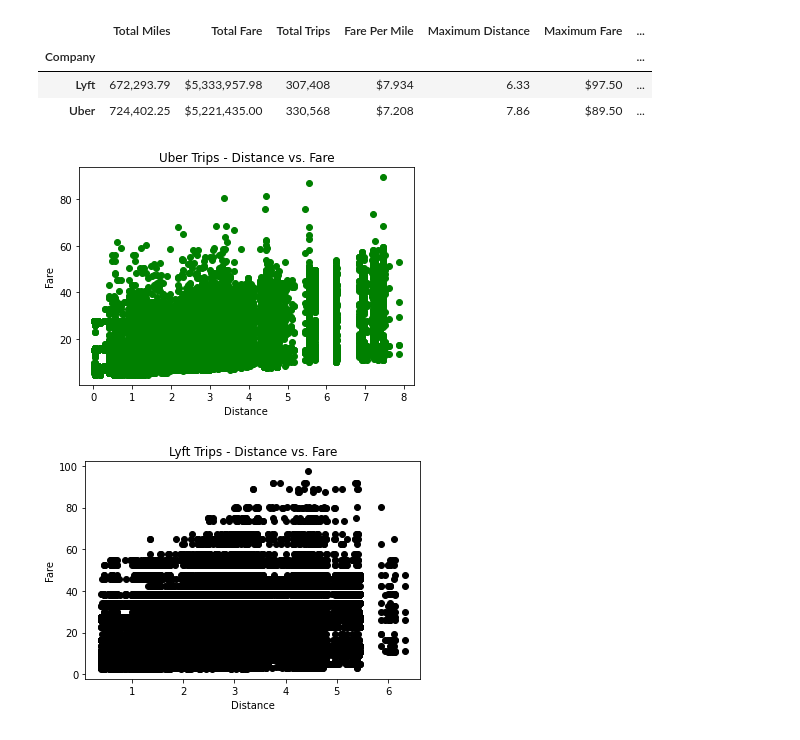
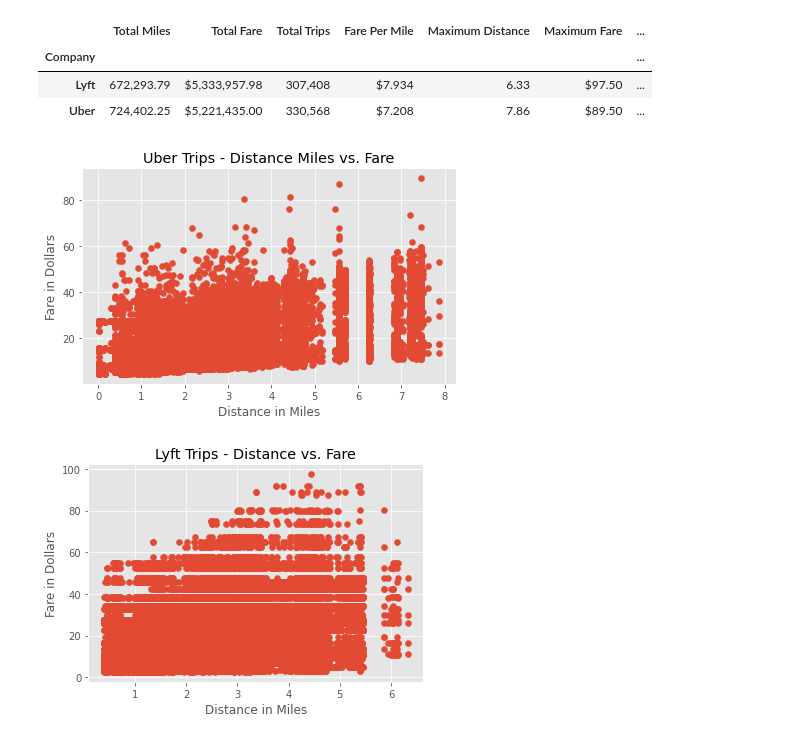
Before and after one commit to blhawkins/theBostonLagers, a Jupyter notebook: Uber_Trips.ipynb, the cells around one changed output. Cells and saved outputs as stored; diff of their text form; code cells hidden in the pictures.

Commit message:
Added Uber & Lyft Figures

```diff
--- a/Uber_Trips.ipynb
+++ b/Uber_Trips.ipynb
@@ -119,29 +119,35 @@ df_cab_summary
 df_uber_trips = cleaned_cab_df.loc[(cleaned_cab_df["Company"] == 'Uber')]
 df_lyft_trips = cleaned_cab_df.loc[(cleaned_cab_df["Company"] == 'Lyft')]
 # %%
-
-plt.title("Uber Trips - Distance vs. Fare")
+# Set Plot Attributes
+plt.style.use('ggplot')
+plt.title("Uber Trips - Distance Miles vs. Fare")
 
 x=df_uber_trips['Distance']
 y=df_uber_trips['Price']
-plt.xlabel('Distance')
-plt.ylabel('Fare')
+plt.xlabel('Distance in Miles')
+plt.ylabel('Fare in Dollars')
+plt.scatter(x,y)
+plt.tight_layout()
 
-#plt.grid(b=True)
-plt.scatter(x,y, marker="o", color="green")
+#Save the image
+plt.savefig('Figures/Uber_Distance_vs_Fare.png')
+
 plt.show()
 # %% [output]
-[figure, old version]
+[figure, new version]
 # %%
+plt.style.use('ggplot')
 plt.title("Lyft Trips - Distance vs. Fare")
 
 x=df_lyft_trips['Distance']
 y=df_lyft_trips['Price']
-plt.xlabel('Distance')
-plt.ylabel('Fare')
+plt.xlabel('Distance in Miles')
+plt.ylabel('Fare in Dollars')
 
-#plt.grid(b=True)
-plt.scatter(x,y, marker="o", color="black")
-plt.show()
+plt.scatter(x,y)
+
+#Save the image
+plt.savefig('Figures/Lyft_Distance_vs_Fare.png')
 # %% [output]
-[figure, old version]
+[figure, new version]
```
Also changed, not shown: parts of 1 cell of this notebook, 2 other files.
